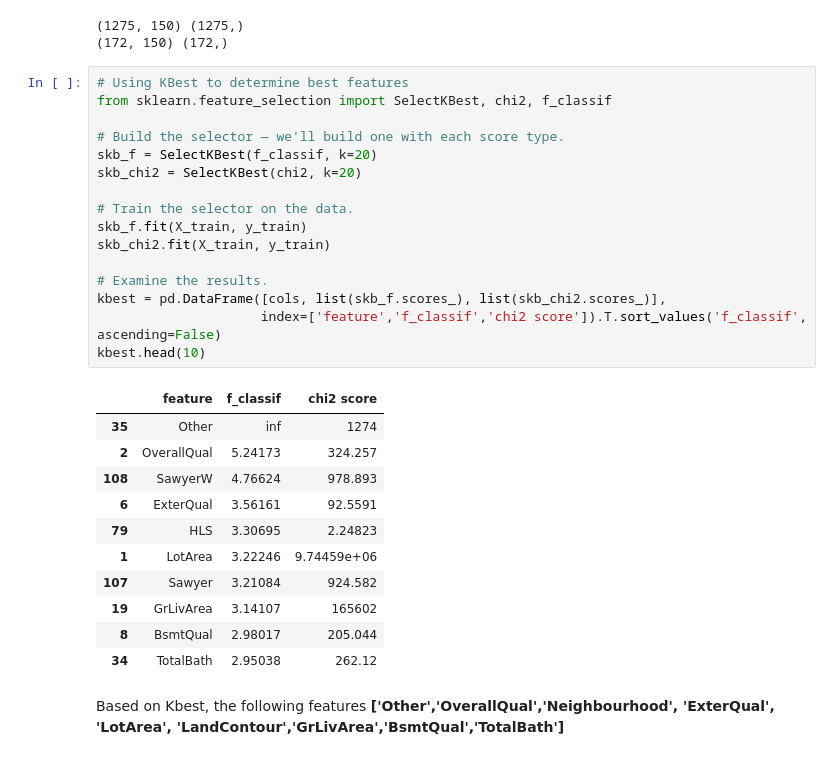
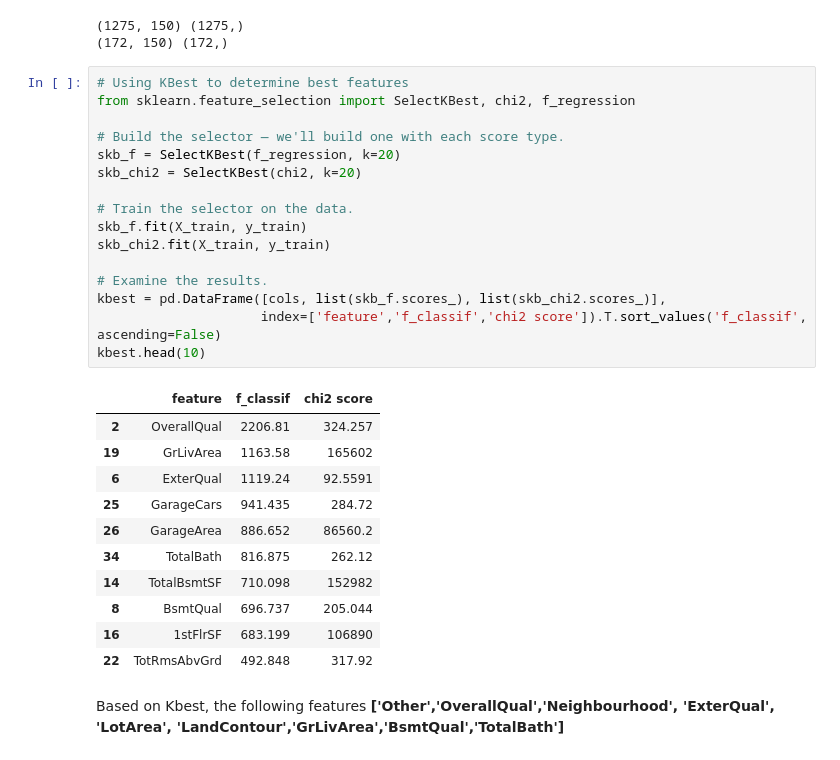
Before and after one commit to Boksheng/Projects, a Jupyter notebook: project-three/project-03-starter.ipynb, the cells around one changed output. Drawn from its saved outputs; the diff is of its cells as text.

```diff
--- a/project-three/project-03-starter.ipynb
+++ b/project-three/project-03-starter.ipynb
@@ -718,32 +718,32 @@ print X_test.shape, y_test.shape
 (172, 150) (172,)
 # %%
 # Using KBest to determine best features
-from sklearn.feature_selection import SelectKBest, chi2, f_classif
+from sklearn.feature_selection import SelectKBest, chi2, f_regression
 
 # Build the selector — we'll build one with each score type.
-skb_f = SelectKBest(f_classif, k=20)
+skb_f = SelectKBest(f_regression, k=20)
 skb_chi2 = SelectKBest(chi2, k=20)
 
 # Train the selector on the data.
 skb_f.fit(X_train, y_train)
 skb_chi2.fit(X_train, y_train)
 
 # Examine the results.
 kbest = pd.DataFrame([cols, list(skb_f.scores_), list(skb_chi2.scores_)],
                      index=['feature','f_classif','chi2 score']).T.sort_values('f_classif', ascending=False)
 kbest.head(10)
 # %% [output]
 |  | feature | f_classif | chi2 score |
-| 35 | Other | inf | 1274 |
-| 2 | OverallQual | 5.24173 | 324.257 |
-| 108 | SawyerW | 4.76624 | 978.893 |
-| 6 | ExterQual | 3.56161 | 92.5591 |
-| 79 | HLS | 3.30695 | 2.24823 |
-| 1 | LotArea | 3.22246 | 9.74459e+06 |
-| 107 | Sawyer | 3.21084 | 924.582 |
-| 19 | GrLivArea | 3.14107 | 165602 |
-| 8 | BsmtQual | 2.98017 | 205.044 |
-| 34 | TotalBath | 2.95038 | 262.12 |
+| 2 | OverallQual | 2206.81 | 324.257 |
+| 19 | GrLivArea | 1163.58 | 165602 |
+| 6 | ExterQual | 1119.24 | 92.5591 |
+| 25 | GarageCars | 941.435 | 284.72 |
+| 26 | GarageArea | 886.652 | 86560.2 |
+| 34 | TotalBath | 816.875 | 262.12 |
+| 14 | TotalBsmtSF | 710.098 | 152982 |
+| 8 | BsmtQual | 696.737 | 205.044 |
+| 16 | 1stFlrSF | 683.199 | 106890 |
+| 22 | TotRmsAbvGrd | 492.848 | 317.92 |
 # %% [markdown]
 Based on Kbest, the following features
 **['Other','OverallQual','Neighbourhood', 'ExterQual', 'LotArea', 'LandContour','GrLivArea','BsmtQual','TotalBath']**
```
Also changed, not shown: parts of 26 cells of this notebook, 21 other files.
